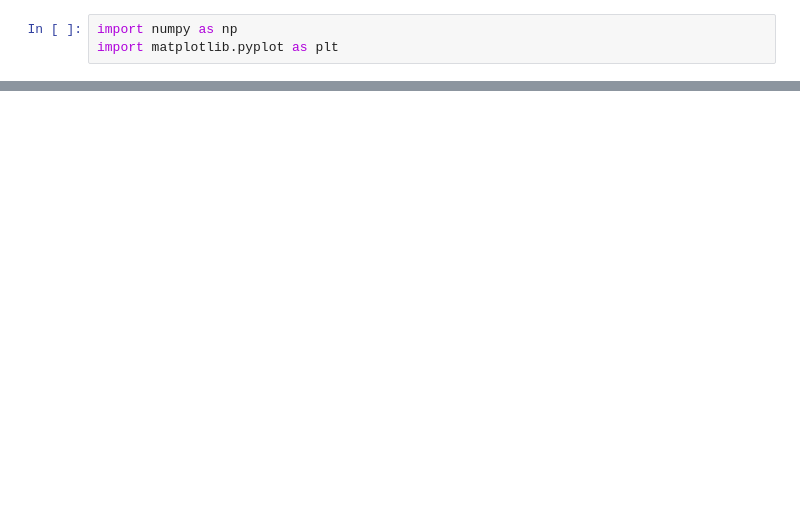
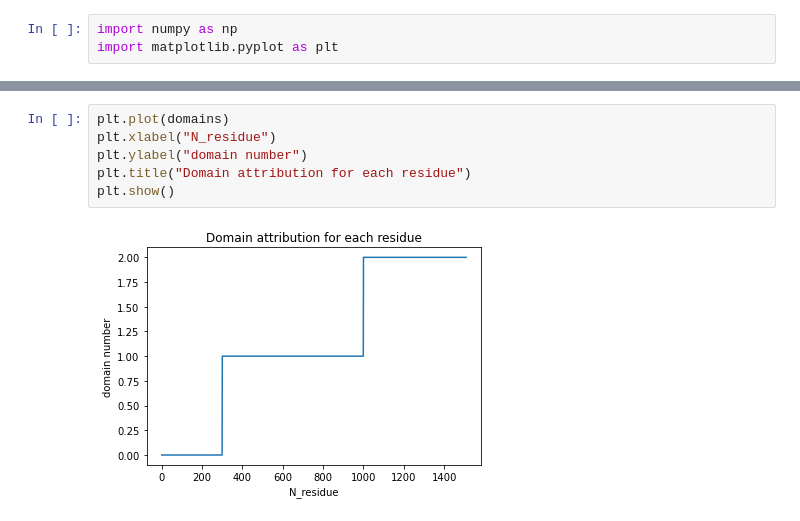
Before and after one commit to Gabriel-Ducrocq/segmentationCryoEM, a Jupyter notebook: Untitled.ipynb, the cells around one changed output, grey strips where cells are left out. Drawn from its saved outputs; the diff is of its cells as text; blank space fills up the shorter version.

```diff
--- a/Untitled.ipynb
+++ b/Untitled.ipynb
@@ -77,0 +31,8 @@ plt.plot(losses_test[:])
+# %%
+plt.plot(domains)
+plt.xlabel("N_residue")
+plt.ylabel("domain number")
+plt.title("Domain attribution for each residue")
+plt.show()
+# %% [output]
+[figure, added]
```
Also changed, not shown: parts of 52 cells of this notebook, 11 other files.
